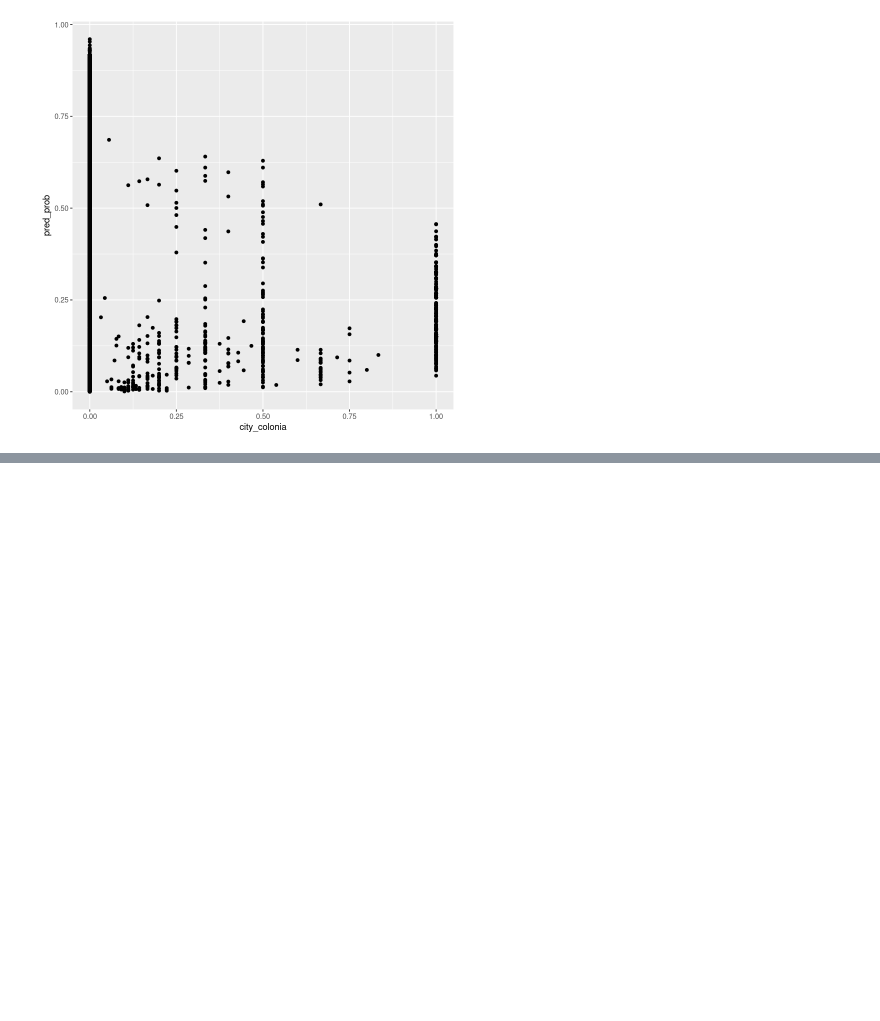
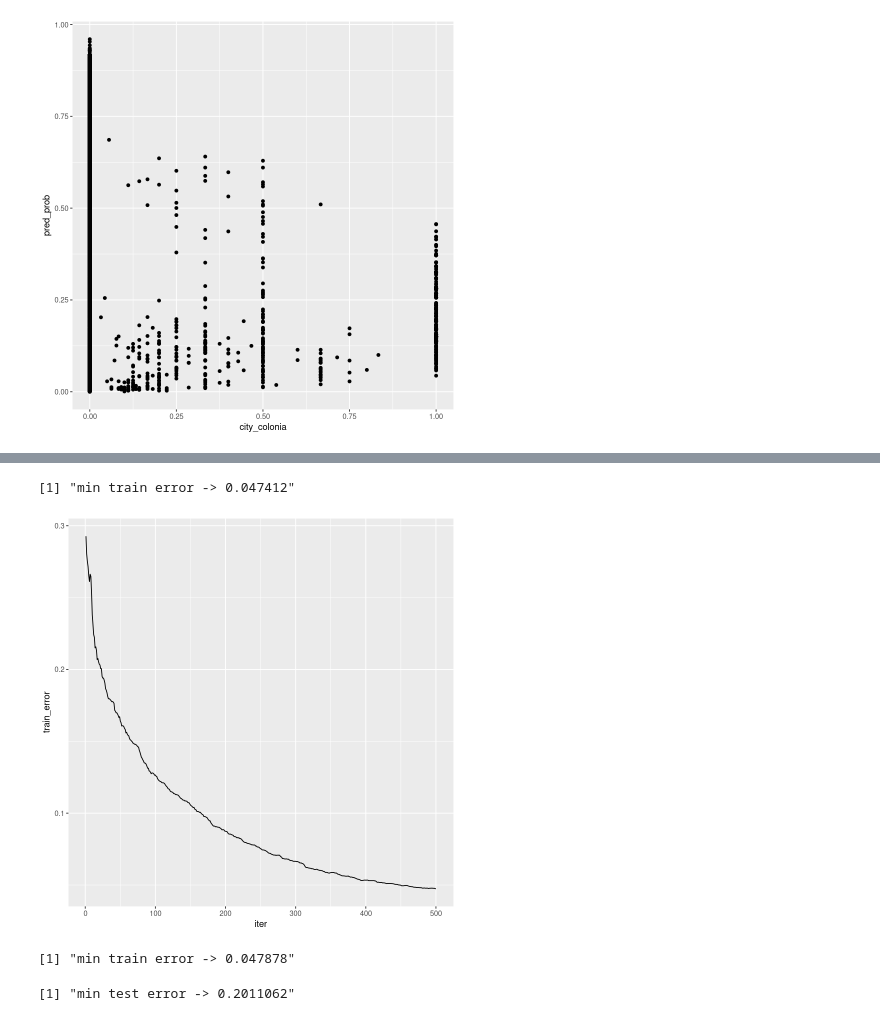
Before and after one commit to creyesp/r-course, a Jupyter notebook: notebooks/Obligatorio.ipynb, the cells around one changed output, grey strips where cells are left out. Drawn from its saved outputs; the diff is of its cells as text; code cells hidden in the pictures; blank space fills up the shorter version.

```diff
--- a/notebooks/Obligatorio.ipynb
+++ b/notebooks/Obligatorio.ipynb
@@ -651,0 +750,4 @@ churn_train %>%
+# %%
+
+X_train  <- as.matrix(churn_train[setdiff(names(churn_train), "churn")])
+Y_train <- churn_train$churn
@@ -651,0 +765,58 @@ churn_train %>%
+# %%
+set.seed(42)
+
+params <- list(
+  booster = "gbtree",
+  objective = "binary:logistic",
+  eta = 0.3,
+  max_depth = 6,
+  min_child_weight = 1,
+  subsample = 1,
+  colsample_bytree = 1
+)
+
+retention_xgb_basic1 <- xgboost(
+  params = params,
+  data = X_train,
+  label = Y_train,
+  nrounds = 500,
+  verbose = 0
+)
+
+paste('min train error ->', min(retention_xgb_basic1$evaluation_log$train_error))
+
+retention_xgb_basic1$evaluation_log %>%
+    ggplot(aes(iter, train_error)) + geom_line()
+# %% [output]
+[1] "min train error -> 0.047412"
+[figure, added]
+# %%
+set.seed(42)
+
+params <- list(
+  booster = "gbtree",
+  objective = "binary:logistic",
+  eta = 0.3,
+  max_depth = 6,
+  min_child_weight = 1,
+  subsample = 1,
+  colsample_bytree = 1,
+  eval_metric = 'auc',
+  eval_metric = 'error',
+  eval_metric = 'logloss'
+)
+
+churn_xgb_cv1 <- xgb.cv(
+  data = X_train,
+  label = Y_train,
+  nrounds = 400,
+  nfold = 5,
+  params = params,
+  stratified = TRUE,
+  verbose = 0
+)
+paste('min train error ->', min(churn_xgb_cv1$evaluation_log$train_error_mean))
+paste('min test error ->', min(churn_xgb_cv1$evaluation_log$test_error_mean))
+# %% [output]
+[1] "min train error -> 0.047878"
+[1] "min test error -> 0.2011062"
```
Also changed, not shown: parts of 40 cells of this notebook, 7 other files.
